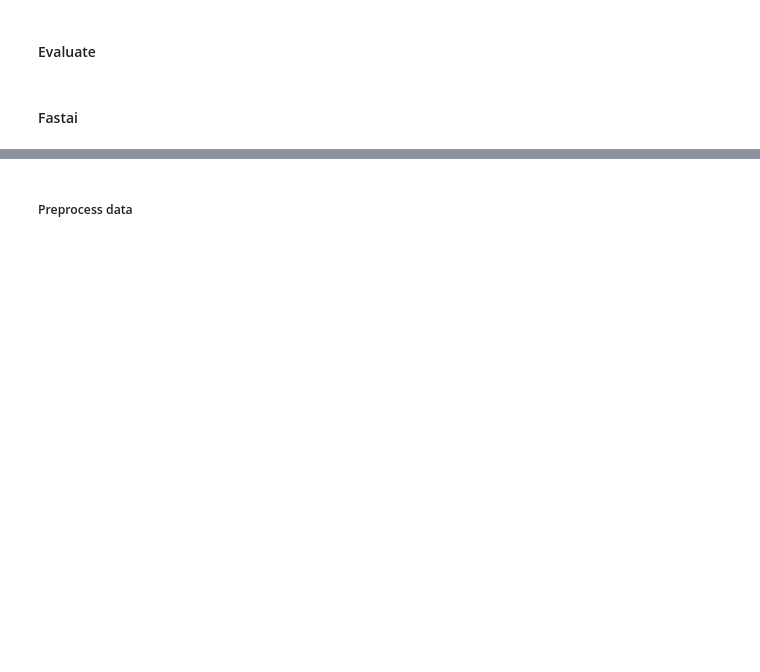
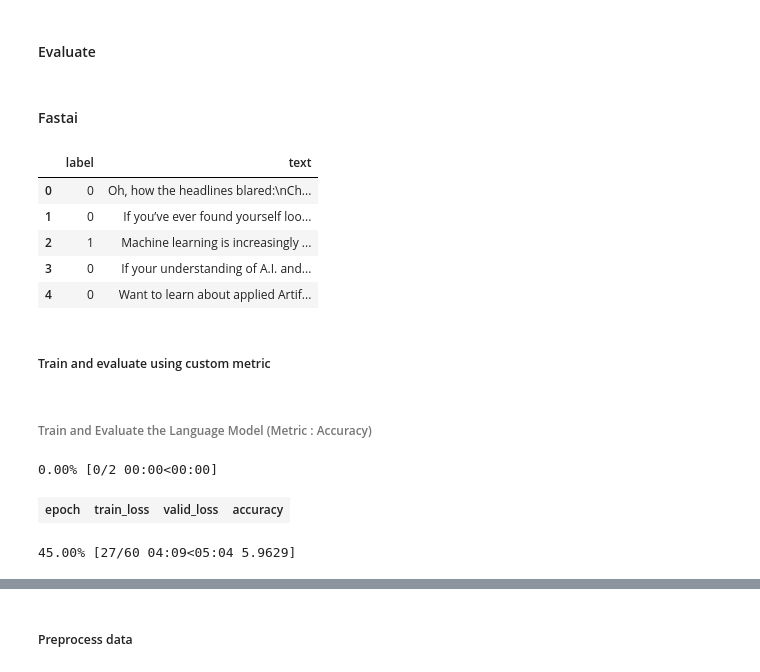
Before and after one commit to sbunzel/medium-classifier, a Jupyter notebook: train_classifier.ipynb, the cells around one changed output, grey strips where cells are left out. Saved outputs shown, nothing was run; the diff lists cells and outputs as text; code cells hidden in the pictures; blank space fills up the shorter version.

Commit message:
Start work on using custom metric with fastai

```diff
--- a/train_classifier.ipynb
+++ b/train_classifier.ipynb
@@ -633,3 +633,14 @@ from sklearn.model_selection import StratifiedShuffleSplit
 # %%
 data = pd.read_csv(Path.cwd() / "data" / "shared" / "train_data_fastai.csv",
                    header=None)
+# %%
+data.head()
+# %% [output]
+|  | label | text |
+| 0 | 0 | Oh, how the headlines blared:\nCh... |
+| 1 | 0 | If you’ve ever found yourself loo... |
+| 2 | 1 | Machine learning is increasingly ... |
+| 3 | 0 | If your understanding of A.I. and... |
+| 4 | 0 | Want to learn about applied Artif... |
+# %% [markdown]
+##### Train and evaluate using custom metric
@@ -635,0 +653,2 @@ data = pd.read_csv(Path.cwd() / "data" / "shared" / "train_data_fastai.csv",
+# %% [markdown]
+###### Train and Evaluate the Language Model (Metric : Accuracy)
@@ -635,0 +662,7 @@ data = pd.read_csv(Path.cwd() / "data" / "shared" / "train_data_fastai.csv",
+# %%
+learn.lr_find()
+learn.recorder.plot(skip_end=15)
+# %% [output]
+0.00% [0/2 00:00<00:00]
+| epoch | train_loss | valid_loss | accuracy |
+45.00% [27/60 04:09<05:04 5.9629]
```
Also changed, not shown: parts of 39 cells of this notebook.
